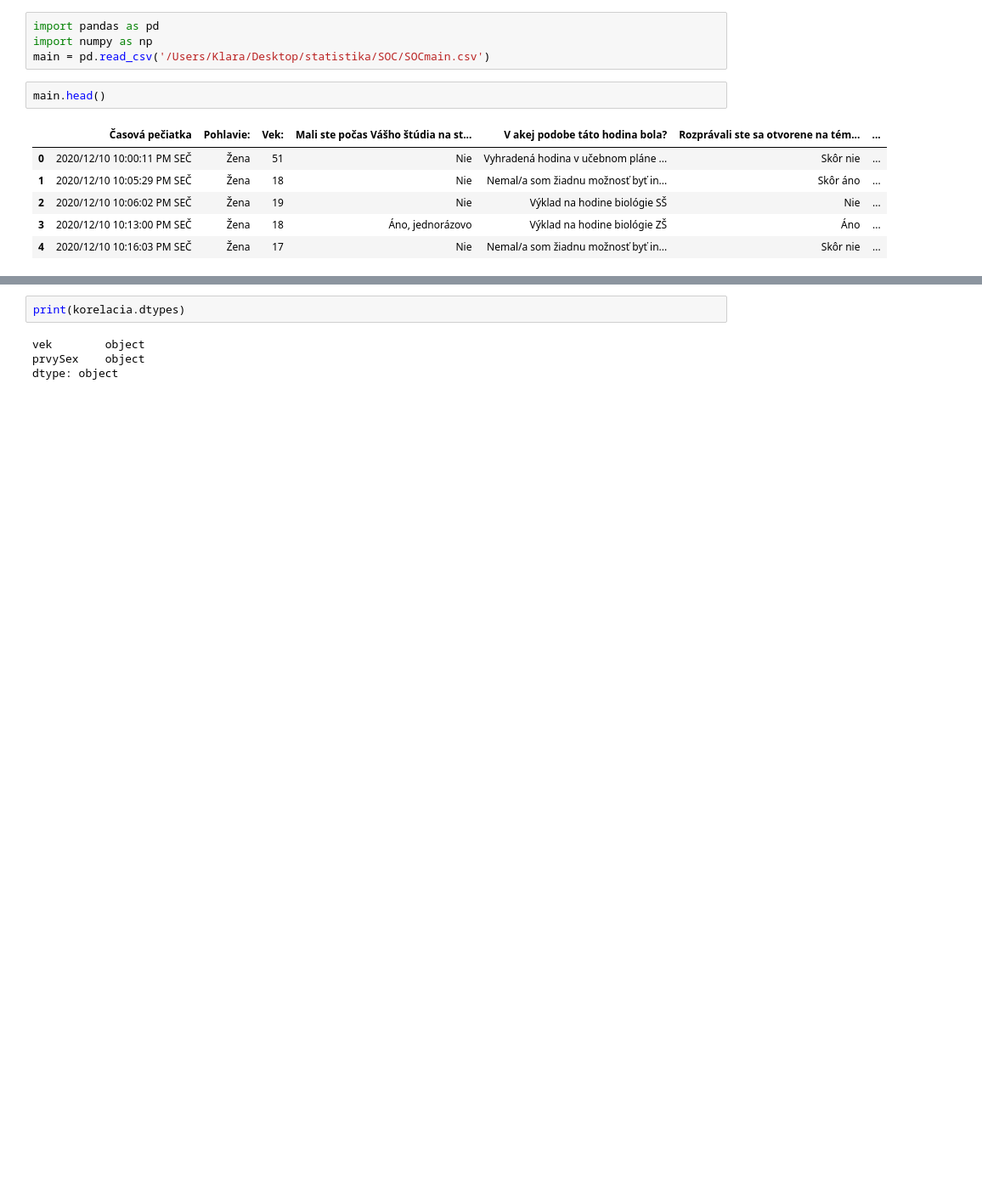
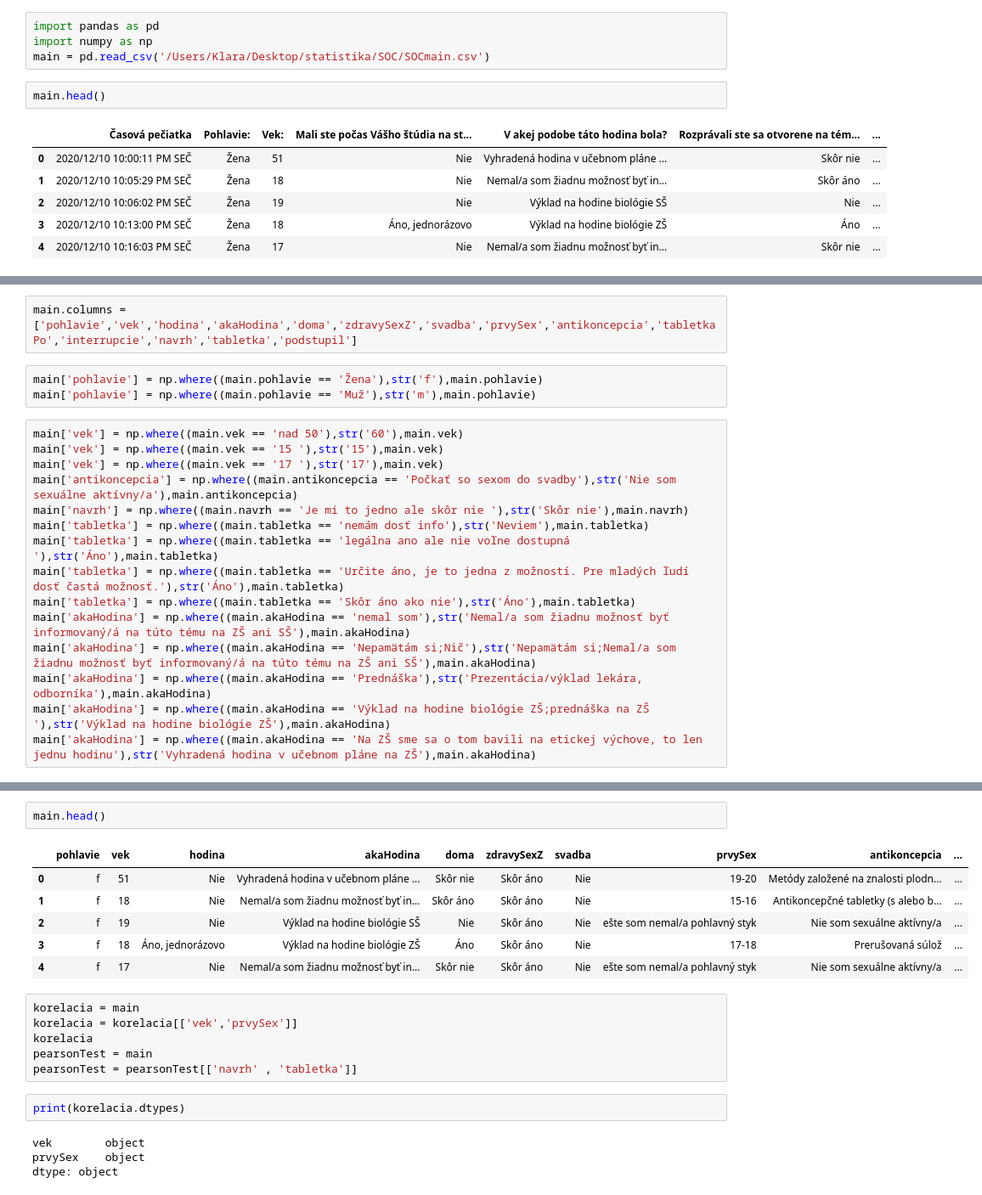
Before and after one commit to KlaraHirm/SOC, a Jupyter notebook: SOC.ipynb, the cells around one changed output, grey strips where cells are left out. Shown at 85% size. Saved outputs shown, nothing was run; the diff lists cells and outputs as text; blank space fills up the shorter version.

```diff
--- a/SOC.ipynb
+++ b/SOC.ipynb
@@ -32,0 +24,20 @@ korelacia.head()
+# %%
+main.columns = ['pohlavie','vek','hodina','akaHodina','doma','zdravySexZ','svadba','prvySex','antikoncepcia','tabletkaPo','interrupcie','navrh','tabletka','podstupil']
+# %%
+main['pohlavie'] = np.where((main.pohlavie == 'Žena'),str('f'),main.pohlavie)
+main['pohlavie'] = np.where((main.pohlavie == 'Muž'),str('m'),main.pohlavie)
+# %%
+main['vek'] = np.where((main.vek == 'nad 50'),str('60'),main.vek)
+main['vek'] = np.where((main.vek == '15 '),str('15'),main.vek)
+main['vek'] = np.where((main.vek == '17 '),str('17'),main.vek)
+main['antikoncepcia'] = np.where((main.antikoncepcia == 'Počkať so sexom do svadby'),str('Nie som sexuálne aktívny/a'),main.antikoncepcia)
+main['navrh'] = np.where((main.navrh == 'Je mi to jedno ale skôr nie '),str('Skôr nie'),main.navrh)
+main['tabletka'] = np.where((main.tabletka == 'nemám dosť info'),str('Neviem'),main.tabletka)
+main['tabletka'] = np.where((main.tabletka == 'legálna ano ale nie voľne dostupná '),str('Áno'),main.tabletka)
+main['tabletka'] = np.where((main.tabletka == 'Určite áno, je to jedna z možností. Pre mladých ľudí dosť častá možnosť.'),str('Áno'),main.tabletka)
+main['tabletka'] = np.where((main.tabletka == 'Skôr áno ako nie'),str('Áno'),main.tabletka)
+main['akaHodina'] = np.where((main.akaHodina == 'nemal som'),str('Nemal/a som žiadnu možnosť byť informovaný/á na túto tému na ZŠ ani SŠ'),main.akaHodina)
+main['akaHodina'] = np.where((main.akaHodina == 'Nepamätám si;Nič'),str('Nepamätám si;Nemal/a som žiadnu možnosť byť informovaný/á na túto tému na ZŠ ani SŠ'),main.akaHodina)
+main['akaHodina'] = np.where((main.akaHodina == 'Prednáška'),str('Prezentácia/výklad lekára, odborníka'),main.akaHodina)
+main['akaHodina'] = np.where((main.akaHodina == 'Výklad na hodine biológie ZŠ;prednáška na ZŠ '),str('Výklad na hodine biológie ZŠ'),main.akaHodina)
+main['akaHodina'] = np.where((main.akaHodina == 'Na ZŠ sme sa o tom bavili na etickej výchove, to len jednu hodinu'),str('Vyhradená hodina v učebnom pláne na ZŠ'),main.akaHodina)
@@ -33,3 +64,18 @@ korelacia.head()
+# %%
+main.head()
+# %% [output]
+|  | pohlavie | vek | hodina | akaHodina | doma | zdravySexZ | svadba | prvySex | antikoncepcia | ... |
+| 0 | f | 51 | Nie | Vyhradená hodina v učebnom pláne ... | Skôr nie | Skôr áno | Nie | 19-20 | Metódy založené na znalosti plodn... | ... |
+| 1 | f | 18 | Nie | Nemal/a som žiadnu možnosť byť in... | Skôr áno | Skôr áno | Nie | 15-16 | Antikoncepčné tabletky (s alebo b... | ... |
+| 2 | f | 19 | Nie | Výklad na hodine biológie SŠ | Nie | Skôr áno | Nie | ešte som nemal/a pohlavný styk | Nie som sexuálne aktívny/a | ... |
+| 3 | f | 18 | Áno, jednorázovo | Výklad na hodine biológie ZŠ | Áno | Skôr áno | Nie | 17-18 | Prerušovaná súlož | ... |
+| 4 | f | 17 | Nie | Nemal/a som žiadnu možnosť byť in... | Skôr nie | Skôr áno | Nie | ešte som nemal/a pohlavný styk | Nie som sexuálne aktívny/a | ... |
+# %%
+korelacia = main
+korelacia = korelacia[['vek','prvySex']]
+korelacia
+pearsonTest = main
+pearsonTest = pearsonTest[['navrh' , 'tabletka']]
 # %%
 print(korelacia.dtypes)
 # %% [output]
```
Also changed, not shown: parts of 17 cells of this notebook.
